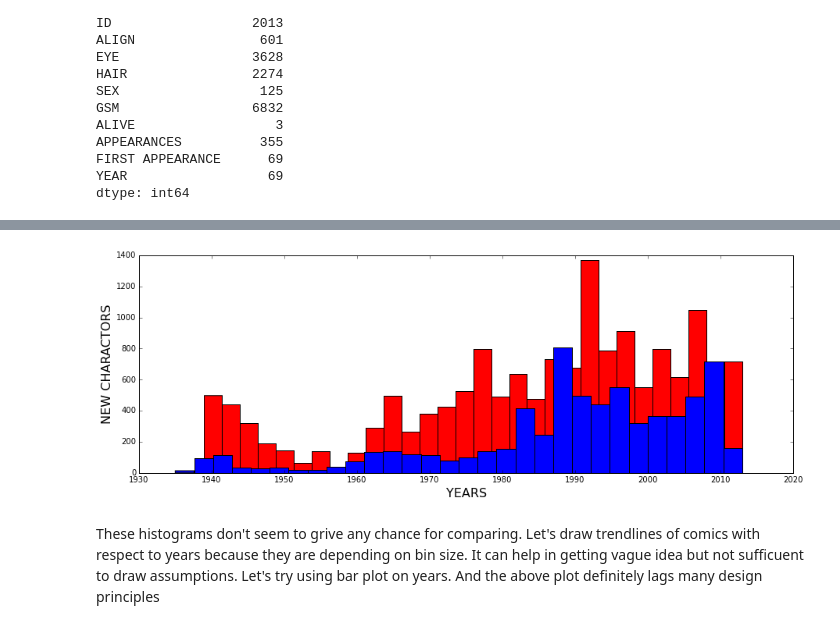
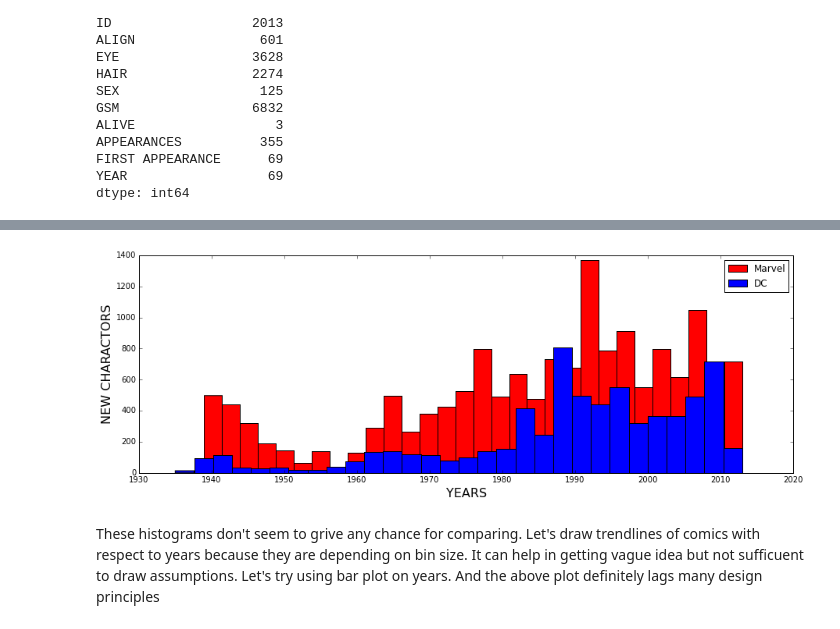
Before and after one commit to manjush3v/Comics, a Jupyter notebook: Comics.ipynb, the cells around one changed output, grey strips where cells are left out. Cells and saved outputs as stored; diff of their text form; code cells hidden in the pictures.

```diff
--- a/Comics.ipynb
+++ b/Comics.ipynb
@@ -99,12 +105,12 @@ plt.show()
 # %%
 fig = plt.figure()
-marvel_comics['Year'].plot(kind='hist', bins=30, figsize=(15,5),color='red')
-dc_comics['YEAR'].plot(kind='hist',bins=30,figsize=(15,5),color='blue')
+marvel_comics['Year'].plot(kind='hist', bins=30, figsize=(15,5),color='red',legend=True,label='Marvel')
+dc_comics['YEAR'].plot(kind='hist',bins=30,figsize=(15,5),color='blue',legend=True,label='DC')
 plt.xlabel('YEARS',fontsize=16)
 plt.ylabel('NEW CHARACTORS',fontsize=16)
 plt.show()
 # %% [output]
-[figure, old version]
+[figure, new version]
 # %% [markdown]
 These histograms don't seem to grive any chance for comparing. Let's draw trendlines of comics with respect to years because they are depending on bin size. It can help in getting vague idea but not sufficuent to draw assumptions. Let's try using bar plot on years. And the above plot definitely lags many design principles
 # %%
```
Also changed, not shown: parts of 11 cells of this notebook.
